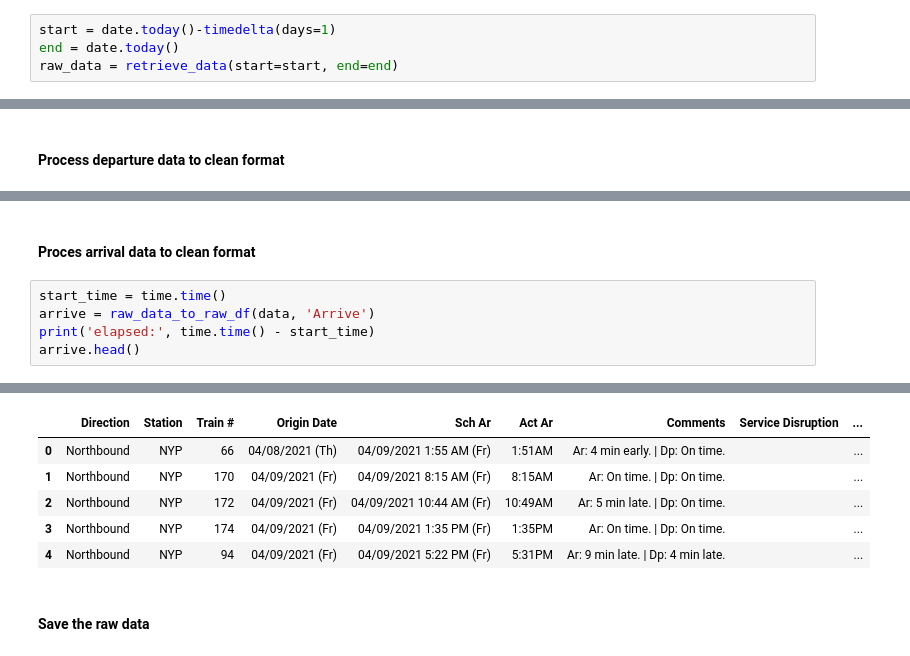
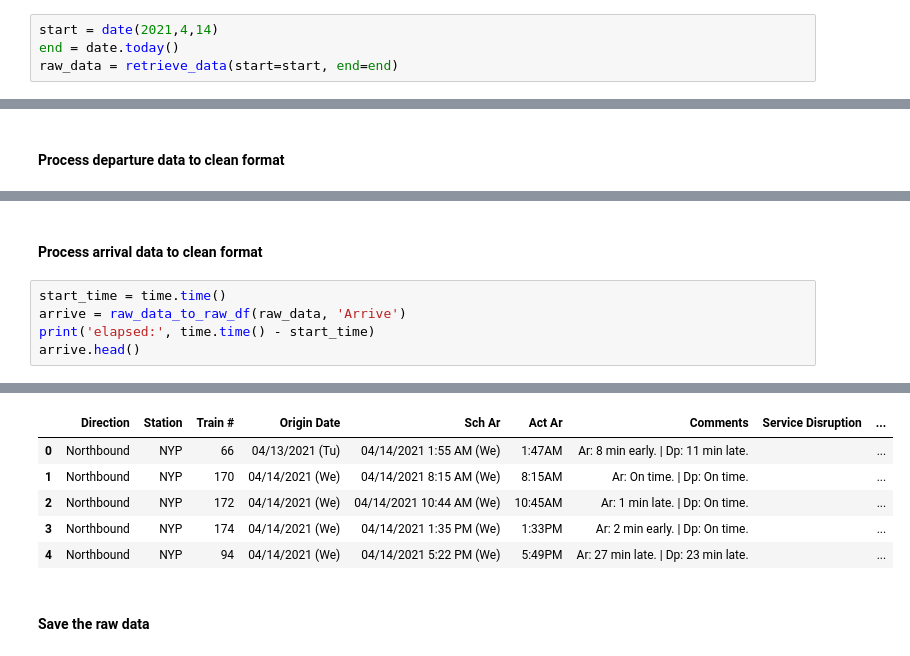
Before and after one commit to elizabeth-c-chen/data1050-amtrak-on-time-analysis, a Jupyter notebook: EDA_ETL.ipynb, the cells around one changed output, grey strips where cells are left out. Saved outputs shown, nothing was run; the diff lists cells and outputs as text.

```diff
--- a/EDA_ETL.ipynb
+++ b/EDA_ETL.ipynb
@@ -225,7 +225,7 @@ def raw_data_to_raw_df(raw_data, arrive_or_depart):
 #### Retrieving new data
 * Run cell below and wait for the request to complete
 # %%
-start = date.today()-timedelta(days=1)
+start = date(2021,4,14)
 end = date.today()
 raw_data = retrieve_data(start=start, end=end)
 # %% [output]
@@ -254,8 +254,8 @@ Elapsed: 0.03826594352722168
 # %% [markdown]
-#### Proces arrival data to clean format
+#### Process arrival data to clean format
 # %%
 start_time = time.time()
-arrive = raw_data_to_raw_df(data, 'Arrive')
+arrive = raw_data_to_raw_df(raw_data, 'Arrive')
 print('elapsed:', time.time() - start_time)
 arrive.head()
 # %% [output]
@@ -263,9 +263,9 @@ elapsed: 0.00764918327331543
 |  | Direction | Station | Train # | Origin Date | Sch Ar | Act Ar | Comments | Service Disruption | ... |
-| 0 | Northbound | NYP | 66 | 04/08/2021 (Th) | 04/09/2021 1:55 AM (Fr) | 1:51AM | Ar: 4 min early. | Dp: On time. |  | ... |
-| 1 | Northbound | NYP | 170 | 04/09/2021 (Fr) | 04/09/2021 8:15 AM (Fr) | 8:15AM | Ar: On time. | Dp: On time. |  | ... |
-| 2 | Northbound | NYP | 172 | 04/09/2021 (Fr) | 04/09/2021 10:44 AM (Fr) | 10:49AM | Ar: 5 min late. | Dp: On time. |  | ... |
-| 3 | Northbound | NYP | 174 | 04/09/2021 (Fr) | 04/09/2021 1:35 PM (Fr) | 1:35PM | Ar: On time. | Dp: On time. |  | ... |
-| 4 | Northbound | NYP | 94 | 04/09/2021 (Fr) | 04/09/2021 5:22 PM (Fr) | 5:31PM | Ar: 9 min late. | Dp: 4 min late. |  | ... |
+| 0 | Northbound | NYP | 66 | 04/13/2021 (Tu) | 04/14/2021 1:55 AM (We) | 1:47AM | Ar: 8 min early. | Dp: 11 min late. |  | ... |
+| 1 | Northbound | NYP | 170 | 04/14/2021 (We) | 04/14/2021 8:15 AM (We) | 8:15AM | Ar: On time. | Dp: On time. |  | ... |
+| 2 | Northbound | NYP | 172 | 04/14/2021 (We) | 04/14/2021 10:44 AM (We) | 10:45AM | Ar: 1 min late. | Dp: On time. |  | ... |
+| 3 | Northbound | NYP | 174 | 04/14/2021 (We) | 04/14/2021 1:35 PM (We) | 1:33PM | Ar: 2 min early. | Dp: On time. |  | ... |
+| 4 | Northbound | NYP | 94 | 04/14/2021 (We) | 04/14/2021 5:22 PM (We) | 5:49PM | Ar: 27 min late. | Dp: 23 min late. |  | ... |
 # %% [markdown]
 #### Save the raw data
 # %%
```
Also changed, not shown: parts of 37 cells of this notebook, 4 other files.
